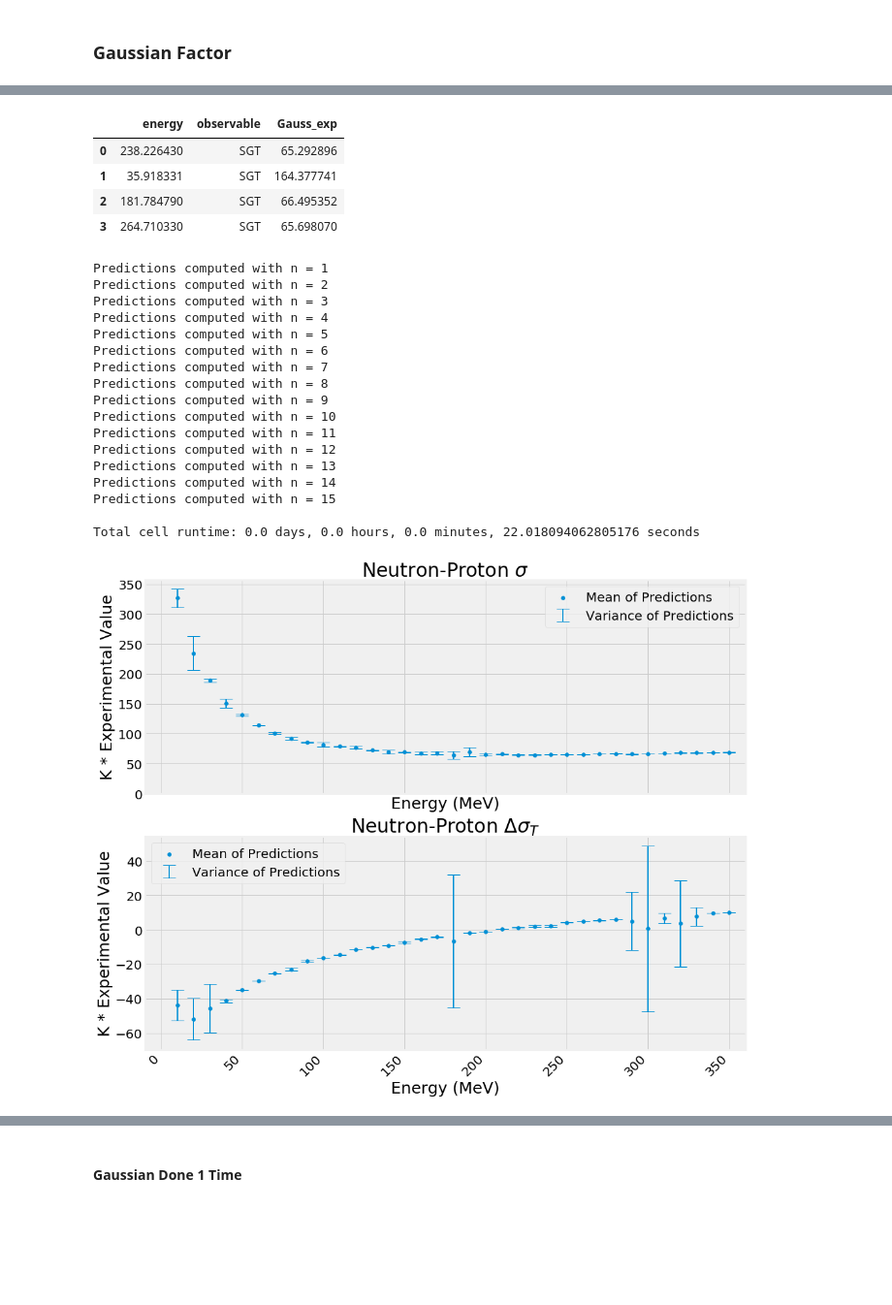
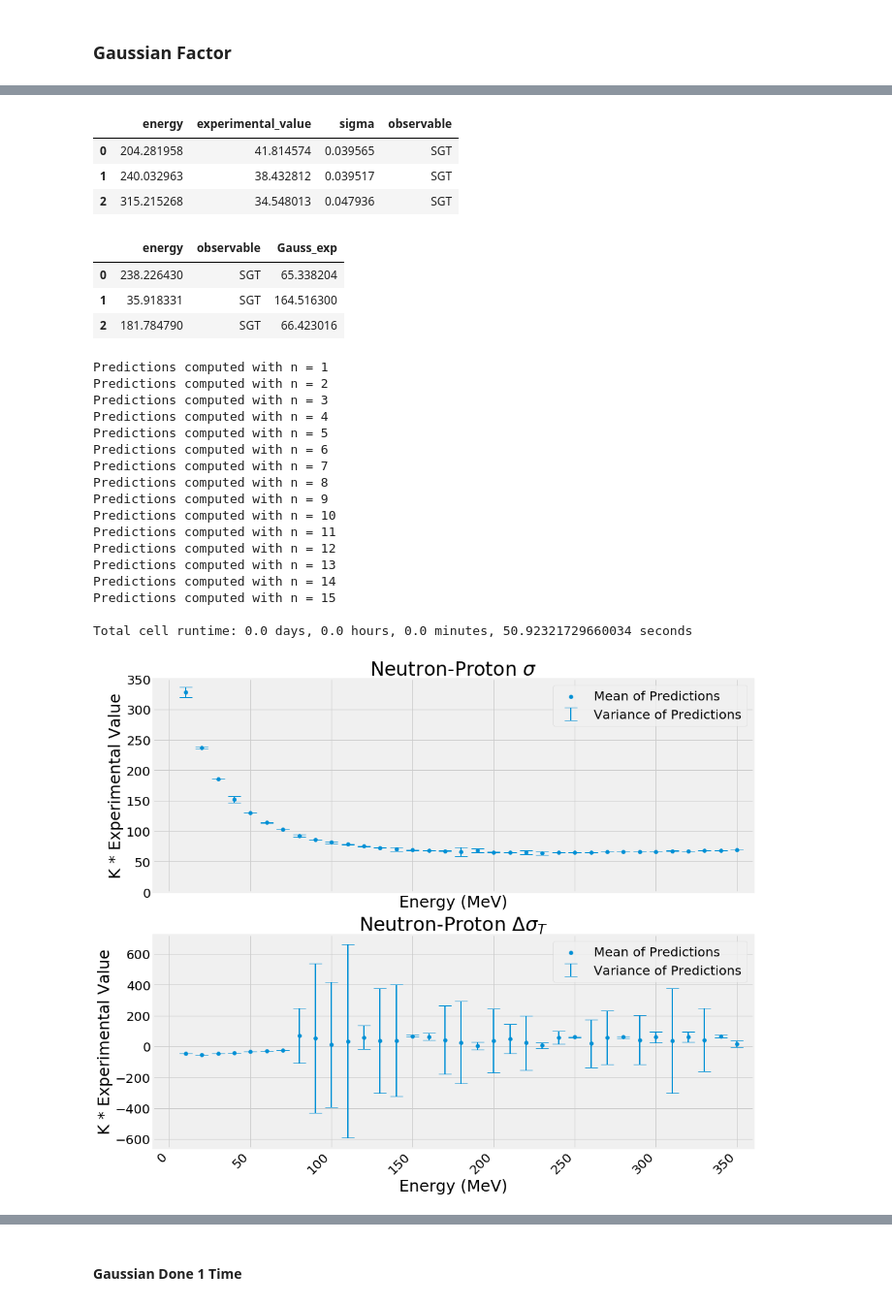
Before and after one commit to Steviered19/Scattering_Random_Forest, a Jupyter notebook: Gaussian.ipynb, the cells around one changed output, grey strips where cells are left out. Shown: that part at 97% size. Saved outputs shown, nothing was run; the diff lists cells and outputs as text; code cells hidden in the pictures; blank space fills up the shorter version.

```diff
--- a/Gaussian.ipynb
+++ b/Gaussian.ipynb
@@ -260,5 +273,49 @@ exp_err_sgtt=np_sgtt['K_sigma'].tolist()
+# %%
+sgt_small= pd.read_csv('CSV_files/sgt_0_75.csv')
+sgtt_small=pd.read_csv('CSV_files/sgtt_0_75.csv')
+sgt_large=pd.read_csv('CSV_files/sgt_75_350.csv')
+sgtt_large=pd.read_csv('CSV_files/sgt_75_350.csv')
+
+new_phenom_rename(sgt_small,'   SGT ')
+new_phenom_rename(sgtt_small,'   SGTT')
+new_phenom_rename(sgt_large,'   SGT ')
+new_phenom_rename(sgtt_large,'   SGTT')
+sgt_large.head(3)
+# %% [output]
+|  | energy | experimental_value | sigma | observable |
+| 0 | 204.281958 | 41.814574 | 0.039565 | SGT |
+| 1 | 240.032963 | 38.432812 | 0.039517 | SGT |
+| 2 | 315.215268 | 34.548013 | 0.047936 | SGT |
 # %%
-def combine_data():
+def combine_data_new():
+    ###create combined dataframe
+    #random data
+    random_data = pd.read_csv('CSV_files/random.sgt_and_sgtt.csv')
+    random_data = random_data.drop(columns=["reaction_type"])
+    random_data.rename(columns={' energy':'energy'}, inplace=True)
+    random_data = random_data.drop(columns=['k'])
+    #new phenomenological data
+    sgt_small= pd.read_csv('CSV_files/sgt_0_75.csv')
+    sgtt_small=pd.read_csv('CSV_files/sgtt_0_75.csv')
+    sgt_large=pd.read_csv('CSV_files/sgt_75_350.csv')
+    sgtt_large=pd.read_csv('CSV_files/sgt_75_350.csv')
+    new_phenom_rename(sgt_small,'   SGT ')
+    new_phenom_rename(sgtt_small,'   SGTT')
+    new_phenom_rename(sgt_large,'   SGT ')
+    new_phenom_rename(sgtt_large,'   SGTT')
+    new_data = pd.concat([sgt_small, sgt_large, sgtt_small, sgtt_large])
+    #experimental data
+    exp_data = pd.read_csv('CSV_files/np.sgt_and_sgtt.csv')
+    exp_data = exp_data.drop(columns=['scattering_angle', 'normalization', 'reaction_type', 'systematic_error'])
+    exp_data.rename(columns={"statistical_error": "sigma"}, inplace=True)
+    #combine
+    combined_data = pd.concat([random_data, exp_data, new_data], sort=True)
+    #combined_data = pd.concat([random_data], sort=True)
+    combined_data['k'] = combined_data.apply(lambda row: k_np(row.energy), axis=1)
+    change_np(combined_data)
+    return combined_data
+
+def combine_data_old():
     ###create combined dataframe
     #random data
     random_data = pd.read_csv('CSV_files/random.sgt_and_sgtt.csv')
@@ -270,7 +327,7 @@ def combine_data():
     exp_data = exp_data.drop(columns=['scattering_angle', 'normalization', 'reaction_type', 'systematic_error'])
     exp_data.rename(columns={"statistical_error": "sigma"}, inplace=True)
     #combine
-    combined_data = pd.concat([random_data, exp_data], sort=True)
+    combined_data = pd.concat([random_data, exp_data, new_data], sort=True)
     #combined_data = pd.concat([random_data], sort=True)
     combined_data['k'] = combined_data.apply(lambda row: k_np(row.energy), axis=1)
     change_np(combined_data)
@@ -294,13 +351,12 @@ def gauss_factor(combined_data, mu, sigma):
 # %%
 combined_data=combine_data()
 combined_data=gauss_factor(combined_data,0,1)
-combined_data.head(4)
+combined_data.head(3)
 # %% [output]
 |  | energy | observable | Gauss_exp |
-| 0 | 238.226430 | SGT | 65.292896 |
-| 1 | 35.918331 | SGT | 164.377741 |
-| 2 | 181.784790 | SGT | 66.495352 |
-| 3 | 264.710330 | SGT | 65.698070 |
+| 0 | 238.226430 | SGT | 65.338204 |
+| 1 | 35.918331 | SGT | 164.516300 |
+| 2 | 181.784790 | SGT | 66.423016 |
 # %%
 #######################################################
 #######################################################
@@ -347,7 +403,7 @@ df_SGTT=pd.DataFrame({'Energy': E_index})
 
 for n in range(1,n_max+1):
     ###create combined dataframe
-    combined_data=combine_data()
+    combined_data=combine_data_new()
     ###create Gaussian factor
     combined_data=gauss_factor(combined_data, 0, 1)
 
@@ -431,35 +487,35 @@ ax2.errorbar(E, df_SGTT['Prediction Mean'], yerr=df_SGTT['Prediction Variance'],
 ax2.tick_params(axis="y", labelsize=20)
 ax2.tick_params(axis="x", labelsize=20)
 ax2.legend(loc='best', fontsize=20)
 ax2.set_xlabel('Energy (MeV)', fontsize=25)
 ax2.set_xlim([-10,360])
 ax2.set_ylabel('K * Experimental Value', fontsize=25)
 ax2.set_title('Neutron-Proton $\Delta \sigma_T$', fontsize=30)
 
 #save figures
 plt.savefig('Plots/predictions_with_gauss.pdf', format='pdf', bboxinches='tight', transparent=True)
 
 #print elapsed time
 timer(gauss_time)
 # %% [output]
 Predictions computed with n = 1
 Predictions computed with n = 2
 Predictions computed with n = 3
 Predictions computed with n = 4
 Predictions computed with n = 5
 Predictions computed with n = 6
 Predictions computed with n = 7
 Predictions computed with n = 8
 Predictions computed with n = 9
 Predictions computed with n = 10
 Predictions computed with n = 11
 Predictions computed with n = 12
 Predictions computed with n = 13
 Predictions computed with n = 14
 Predictions computed with n = 15
 
-Total cell runtime: 0.0 days, 0.0 hours, 0.0 minutes, 22.018094062805176 seconds
+Total cell runtime: 0.0 days, 0.0 hours, 0.0 minutes, 50.92321729660034 seconds
-[figure, old version]
+[figure, new version]
 # %%
 df_SGT['Energy']=E
 df_SGT.set_index("Energy", inplace = True)
```
Also changed, not shown: parts of 4 cells of this notebook, 1 other file.
